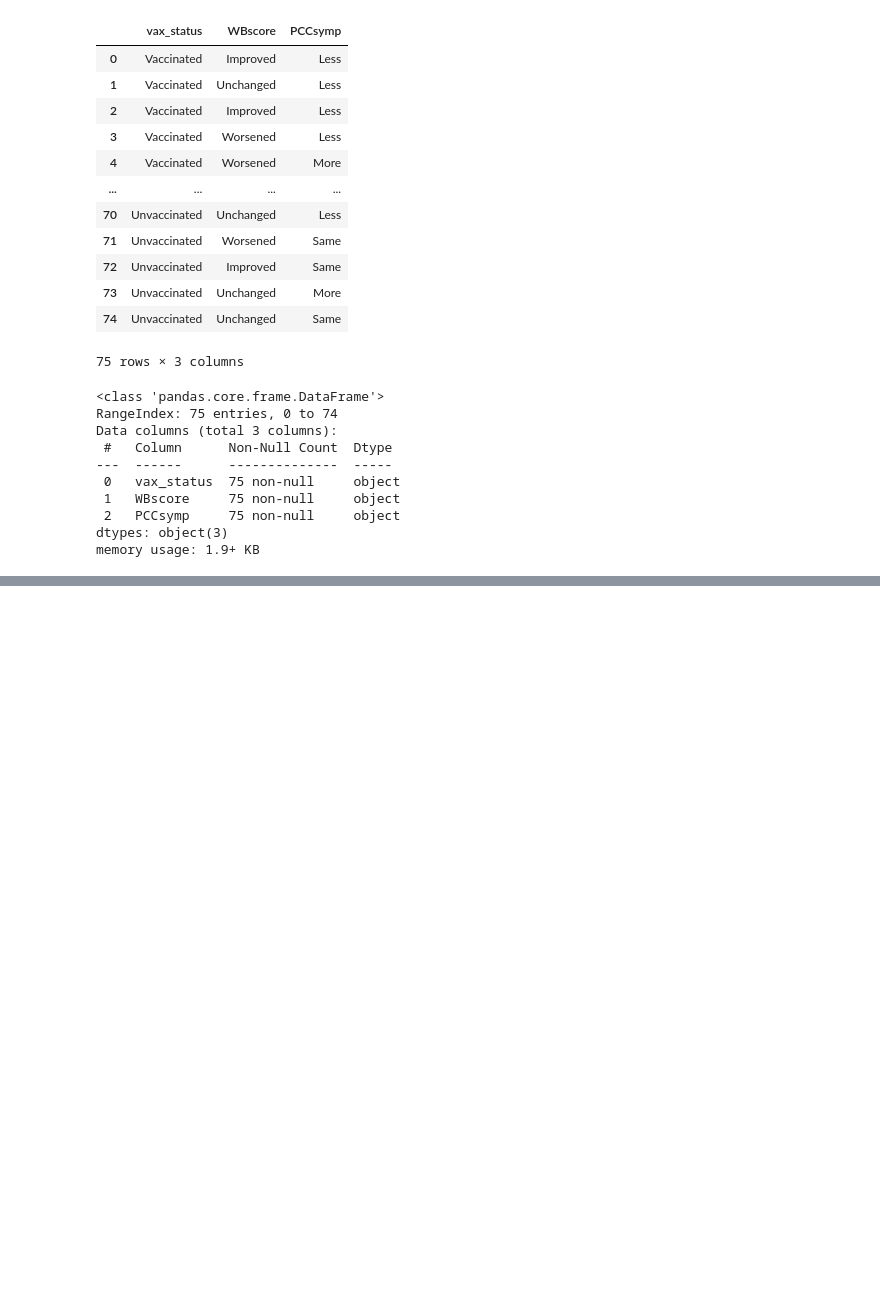
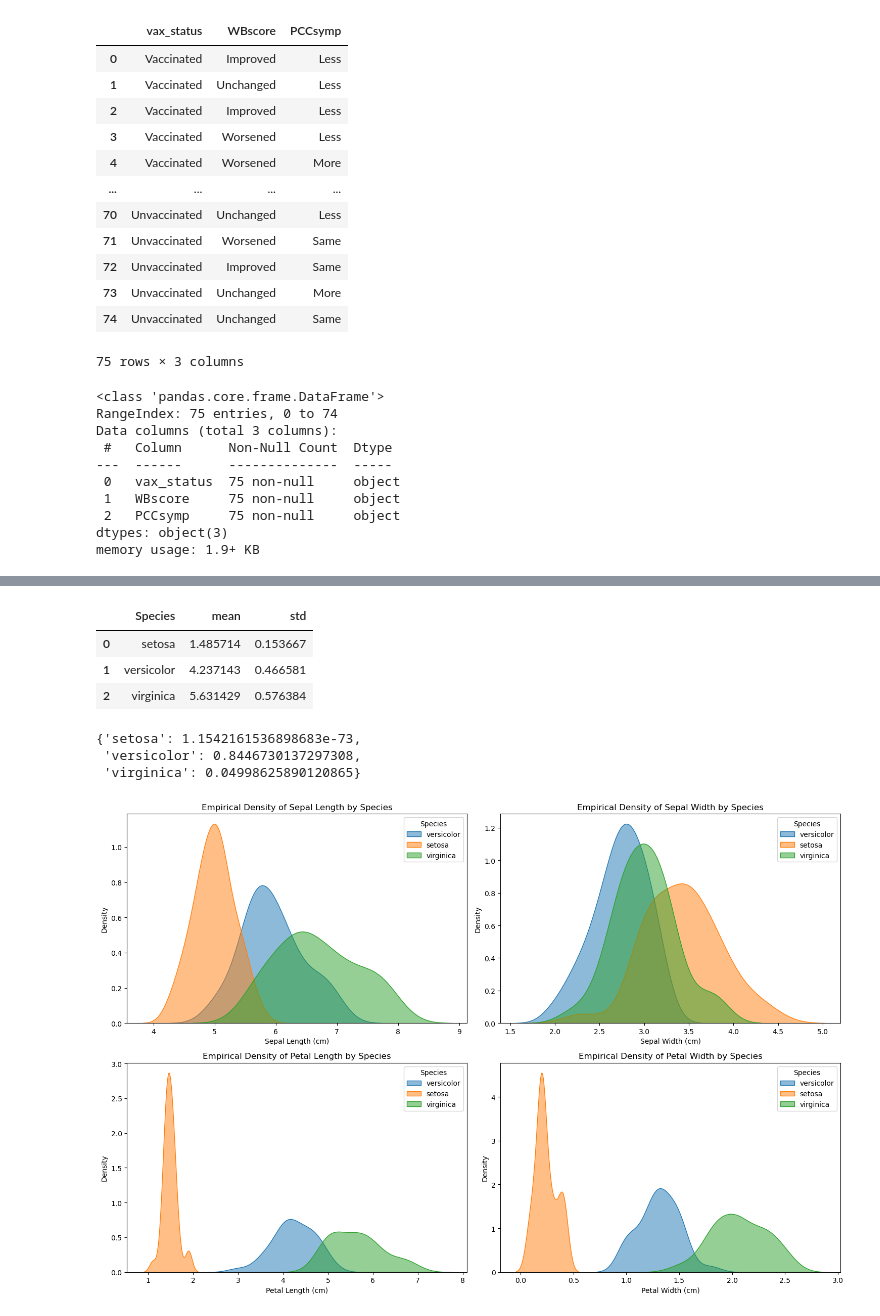
Before and after one commit to giomhern/machine-learning-spring-2024, a Jupyter notebook: week2/homework-notebooks/hw-2.ipynb, the cells around one changed output, grey strips where cells are left out. Cells and saved outputs as stored; diff of their text form; code cells hidden in the pictures; blank space fills up the shorter version.

```diff
--- a/week2/homework-notebooks/hw-2.ipynb
+++ b/week2/homework-notebooks/hw-2.ipynb
@@ -69,0 +207,47 @@ ValueError: could not convert string to float: 'Vaccinated'
+# %%
+petal_length_stats = train_data.groupby('Species')['Petal.Length'].agg([
+    'mean', 'std']).reset_index()
+
+petal_length_stats
+# %% [output]
+|  | Species | mean | std |
+| 0 | setosa | 1.485714 | 0.153667 |
+| 1 | versicolor | 4.237143 | 0.466581 |
+| 2 | virginica | 5.631429 | 0.576384 |
+# %%
+from scipy.stats import norm
+
+petal_length_to_classify = 4.31
+
+likelihoods = {
+    species: norm.pdf(petal_length_to_classify,
+                      loc=row['mean'], scale=row['std'])
+    for species, row in petal_length_stats.set_index('Species').iterrows()
+}
+
+likelihoods
+# %% [output]
+{'setosa': 1.1542161536898683e-73,
+ 'versicolor': 0.8446730137297308,
+ 'virginica': 0.04998625890120865}
+# %%
+# Define the variable names and their titles for plotting
+variables = ['Sepal.Length', 'Sepal.Width', 'Petal.Length', 'Petal.Width']
+titles = ['Sepal Length', 'Sepal Width', 'Petal Length', 'Petal Width']
+
+# Plot empirical density for each variable by species
+fig, axs = plt.subplots(2, 2, figsize=(15, 10))
+
+for ax, var, title in zip(axs.flatten(), variables, titles):
+    for species in train_data['Species'].unique():
+        subset = train_data[train_data['Species'] == species]
+        sns.kdeplot(subset[var], ax=ax, label=species, fill=True, alpha=0.5)
+    ax.set_title(f'Empirical Density of {title} by Species')
+    ax.set_xlabel(f'{title} (cm)')
+    ax.set_ylabel('Density')
+    ax.legend(title='Species')
+
+plt.tight_layout()
+plt.show()
+# %% [output]
+[figure, added]
```
Also changed, not shown: parts of 23 cells of this notebook, 1 other file.
